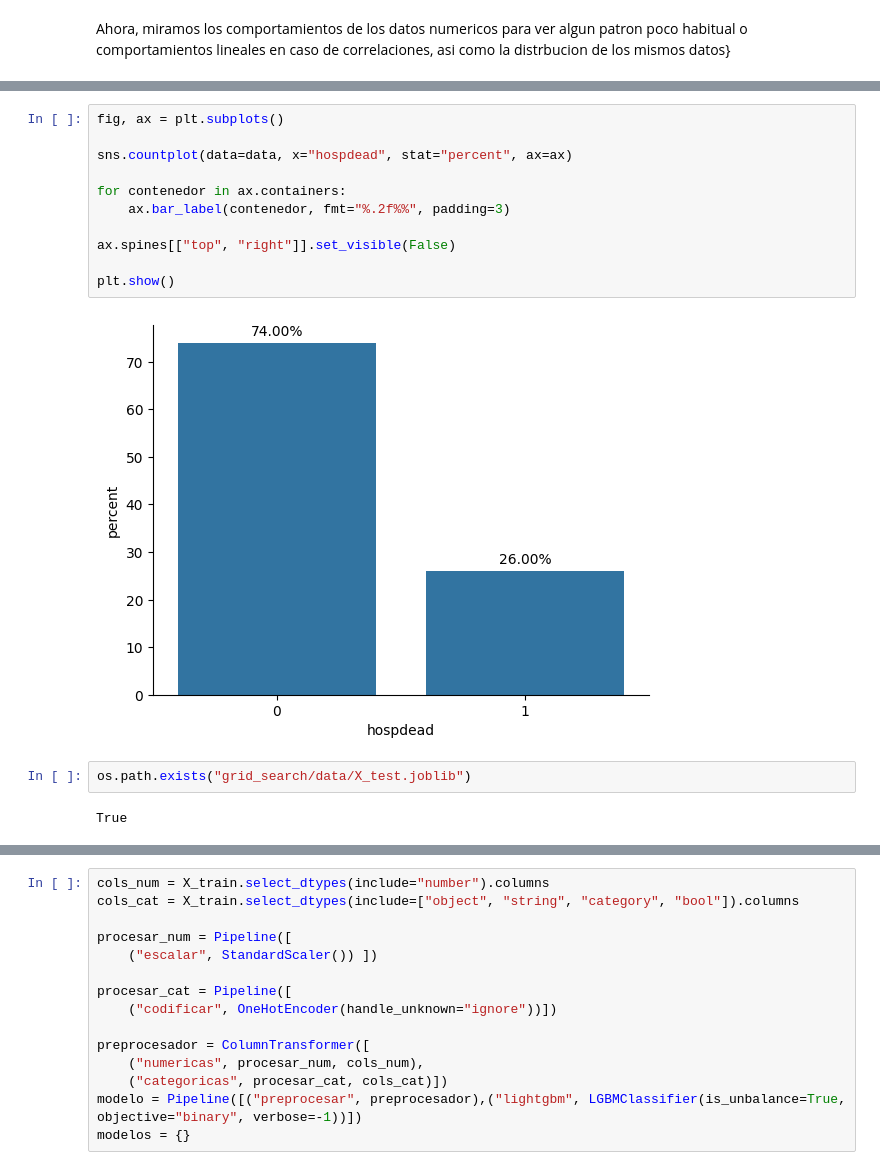
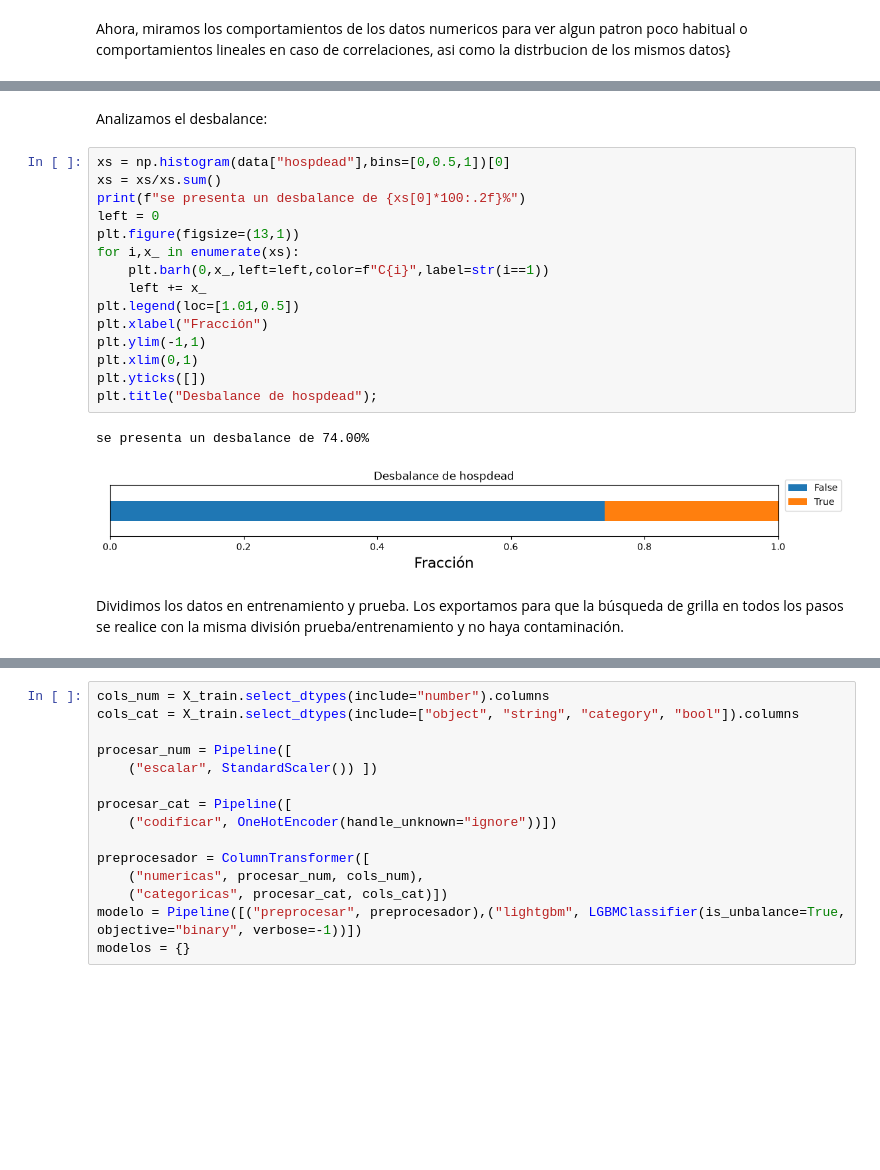
Before and after one commit to s-henao-castellanos/ML-2026, a Jupyter notebook: ensembles/Trees_ML.ipynb, the cells around one changed output, grey strips where cells are left out. Drawn from its saved outputs; the diff is of its cells as text; blank space fills up the shorter version.

```diff
--- a/ensembles/Trees_ML.ipynb
+++ b/ensembles/Trees_ML.ipynb
@@ -96,20 +86,25 @@ array([[<Axes: title={'center': 'age'}>,
-# %%
-fig, ax = plt.subplots()
-
-sns.countplot(data=data, x="hospdead", stat="percent", ax=ax)
-
-for contenedor in ax.containers:
-    ax.bar_label(contenedor, fmt="%.2f%%", padding=3)
-
-ax.spines[["top", "right"]].set_visible(False)
-
-plt.show()
-# %% [output]
-[figure, removed]
-# %%
-os.path.exists("grid_search/data/X_test.joblib")
-# %% [output]
-True
+# %% [markdown]
+Analizamos el desbalance:
+# %%
+xs = np.histogram(data["hospdead"],bins=[0,0.5,1])[0]
+xs = xs/xs.sum()
+print(f"se presenta un desbalance de {xs[0]*100:.2f}%")
+left = 0
+plt.figure(figsize=(13,1))
+for i,x_ in enumerate(xs):
+    plt.barh(0,x_,left=left,color=f"C{i}",label=str(i==1))
+    left += x_
+plt.legend(loc=[1.01,0.5])
+plt.xlabel("Fracción")
+plt.ylim(-1,1)
+plt.xlim(0,1)
+plt.yticks([])
+plt.title("Desbalance de hospdead");
+# %% [output]
+se presenta un desbalance de 74.00%
+[figure, added]
+# %% [markdown]
+Dividimos los datos en entrenamiento y prueba. Los exportamos para que la búsqueda de grilla en todos los pasos se realice con la misma división prueba/entrenamiento y no haya contaminación.
 # %%
 y = data["hospdead"]
 X = data.drop(columns="hospdead")
```
Also changed, not shown: parts of 25 cells of this notebook.
